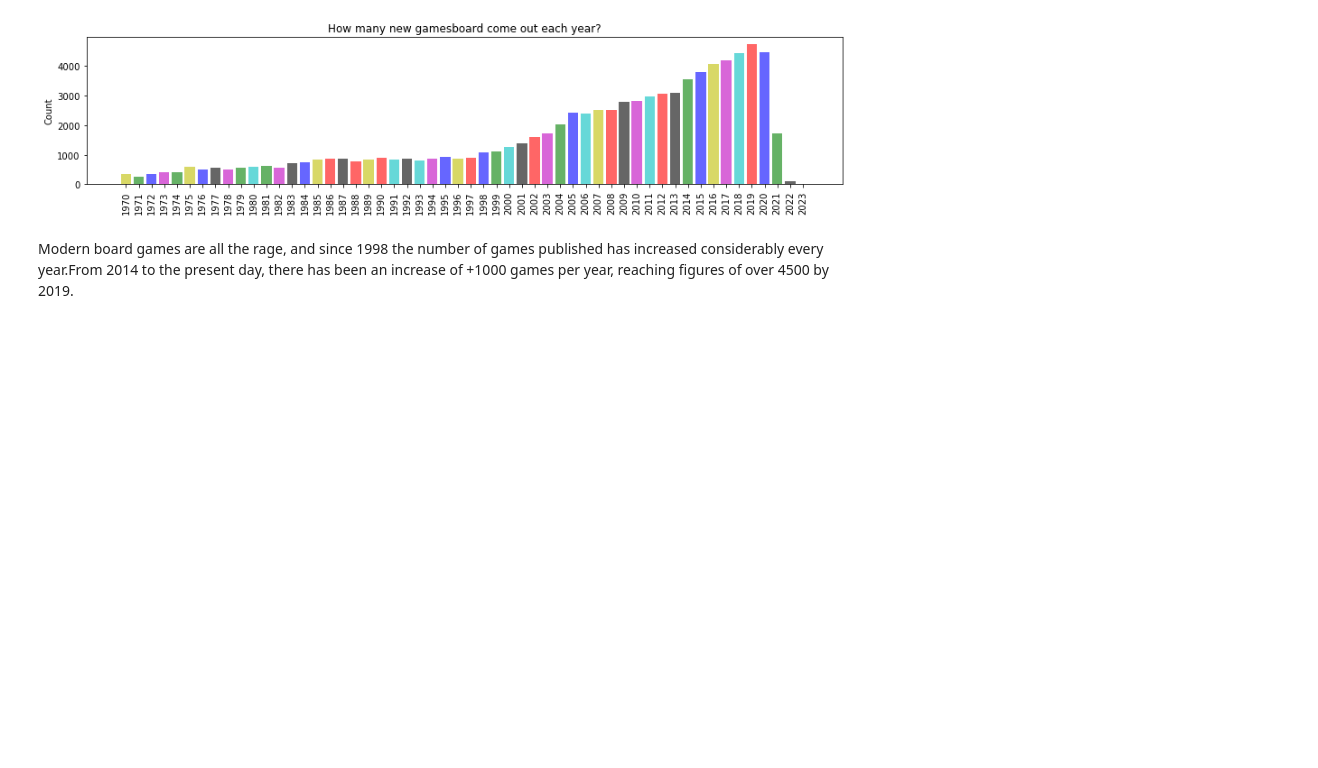
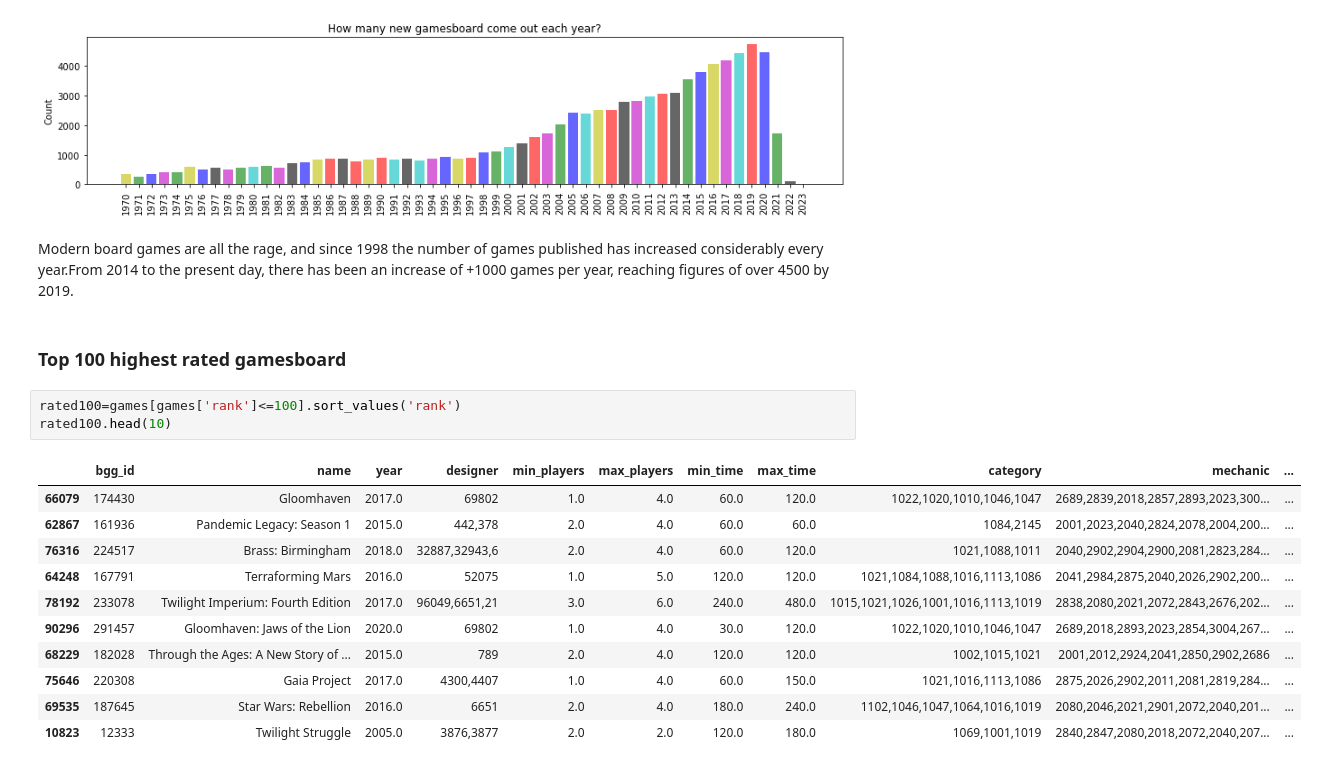
Before and after one commit to LourdesRodriguez/recommender_system, a Jupyter notebook: 1_Data_Understanding_BoardGames.ipynb, the cells around one changed output. Cells and saved outputs as stored; diff of their text form; blank space fills up the shorter version.

```diff
--- a/1_Data_Understanding_BoardGames.ipynb
+++ b/1_Data_Understanding_BoardGames.ipynb
@@ -339,3 +343,20 @@ plt.show();
 Modern board games are all the rage, and since 1998 the number of games published has increased considerably
 every year.From 2014 to the present day, there has been an increase of +1000 games per year, reaching figures
 of over 4500 by 2019.
+# %% [markdown]
+### Top 100 highest rated gamesboard
+# %%
+rated100=games[games['rank']<=100].sort_values('rank')
+rated100.head(10)
+# %% [output]
+|  | bgg_id | name | year | designer | min_players | max_players | min_time | max_time | category | mechanic | ... |
+| 66079 | 174430 | Gloomhaven | 2017.0 | 69802 | 1.0 | 4.0 | 60.0 | 120.0 | 1022,1020,1010,1046,1047 | 2689,2839,2018,2857,2893,2023,300... | ... |
+| 62867 | 161936 | Pandemic Legacy: Season 1 | 2015.0 | 442,378 | 2.0 | 4.0 | 60.0 | 60.0 | 1084,2145 | 2001,2023,2040,2824,2078,2004,200... | ... |
+| 76316 | 224517 | Brass: Birmingham | 2018.0 | 32887,32943,6 | 2.0 | 4.0 | 60.0 | 120.0 | 1021,1088,1011 | 2040,2902,2904,2900,2081,2823,284... | ... |
+| 64248 | 167791 | Terraforming Mars | 2016.0 | 52075 | 1.0 | 5.0 | 120.0 | 120.0 | 1021,1084,1088,1016,1113,1086 | 2041,2984,2875,2040,2026,2902,200... | ... |
+| 78192 | 233078 | Twilight Imperium: Fourth Edition | 2017.0 | 96049,6651,21 | 3.0 | 6.0 | 240.0 | 480.0 | 1015,1021,1026,1001,1016,1113,1019 | 2838,2080,2021,2072,2843,2676,202... | ... |
+| 90296 | 291457 | Gloomhaven: Jaws of the Lion | 2020.0 | 69802 | 1.0 | 4.0 | 30.0 | 120.0 | 1022,1020,1010,1046,1047 | 2689,2018,2893,2023,2854,3004,267... | ... |
+| 68229 | 182028 | Through the Ages: A New Story of ... | 2015.0 | 789 | 2.0 | 4.0 | 120.0 | 120.0 | 1002,1015,1021 | 2001,2012,2924,2041,2850,2902,2686 | ... |
+| 75646 | 220308 | Gaia Project | 2017.0 | 4300,4407 | 1.0 | 4.0 | 60.0 | 150.0 | 1021,1016,1113,1086 | 2875,2026,2902,2011,2081,2819,284... | ... |
+| 69535 | 187645 | Star Wars: Rebellion | 2016.0 | 6651 | 2.0 | 4.0 | 180.0 | 240.0 | 1102,1046,1047,1064,1016,1019 | 2080,2046,2021,2901,2072,2040,201... | ... |
+| 10823 | 12333 | Twilight Struggle | 2005.0 | 3876,3877 | 2.0 | 2.0 | 120.0 | 180.0 | 1069,1001,1019 | 2840,2847,2080,2018,2072,2040,207... | ... |
```
Also changed, not shown: parts of 6 cells of this notebook.
